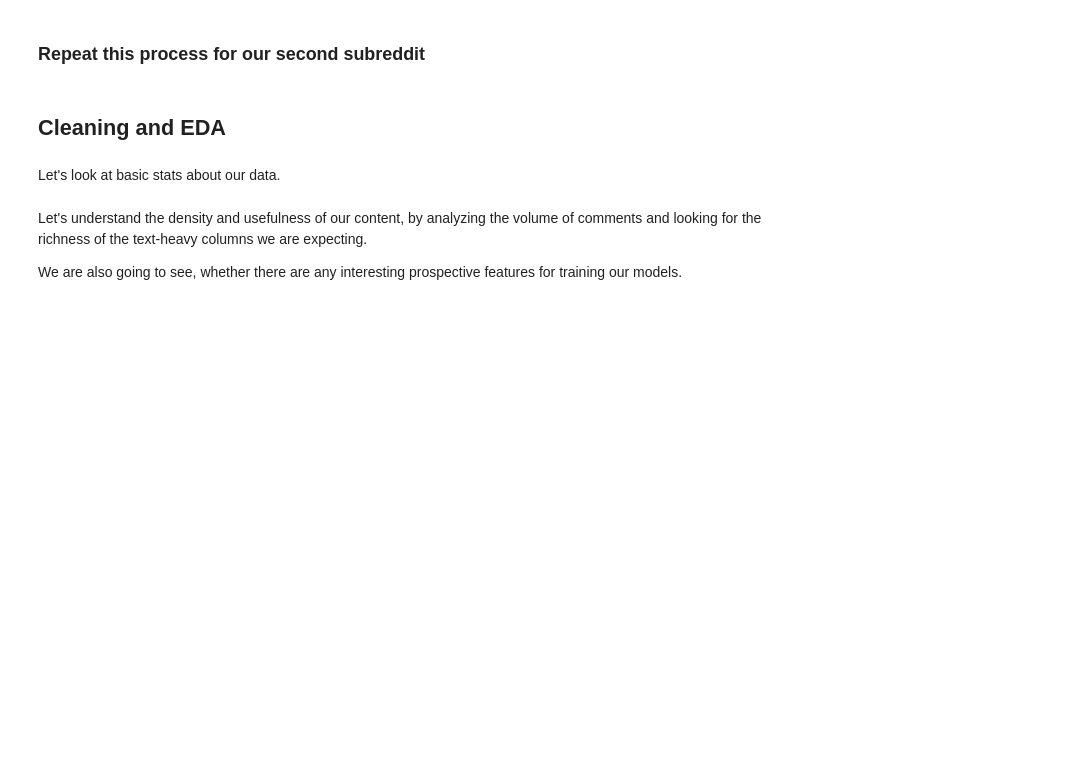
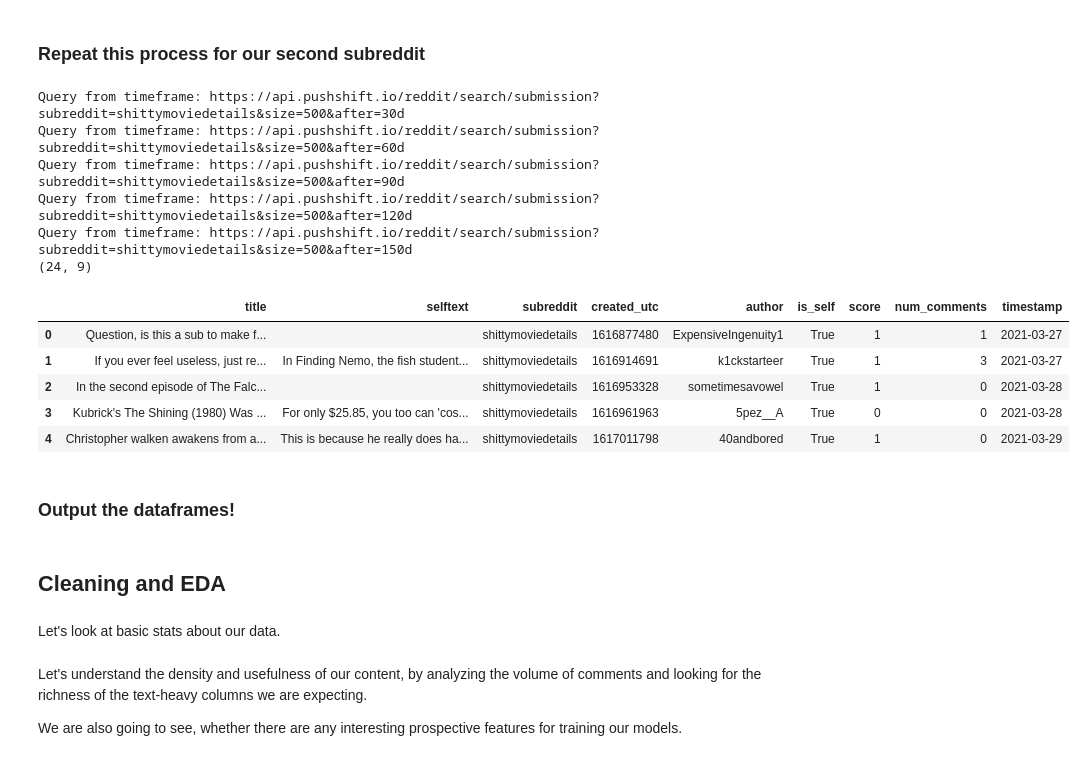
Before and after one commit to cotica/reddit_classifier, a Jupyter notebook: code/Project-3-Scraping-Subreddits-orig.ipynb, the cells around one changed output. Saved outputs shown, nothing was run; the diff lists cells and outputs as text; code cells hidden in the pictures; blank space fills up the shorter version.

```diff
--- a/code/Project-3-Scraping-Subreddits-orig.ipynb
+++ b/code/Project-3-Scraping-Subreddits-orig.ipynb
@@ -401,2 +408,21 @@ TypeError: first argument must be an iterable of pandas objects, you passed an o
 # %% [markdown]
 ### Repeat this process for our second subreddit
+# %%
+bad_deets = fetch_posts('shittymoviedetails')
+print(bad_deets.shape)
+bad_deets.head()
+# %% [output]
+Query from timeframe: https://api.pushshift.io/reddit/search/submission?subreddit=shittymoviedetails&size=500&after=30d
+Query from timeframe: https://api.pushshift.io/reddit/search/submission?subreddit=shittymoviedetails&size=500&after=60d
+Query from timeframe: https://api.pushshift.io/reddit/search/submission?subreddit=shittymoviedetails&size=500&after=90d
+Query from timeframe: https://api.pushshift.io/reddit/search/submission?subreddit=shittymoviedetails&size=500&after=120d
+Query from timeframe: https://api.pushshift.io/reddit/search/submission?subreddit=shittymoviedetails&size=500&after=150d
+(24, 9)
+|  | title | selftext | subreddit | created_utc | author | is_self | score | num_comments | timestamp |
+| 0 | Question, is this a sub to make f... |  | shittymoviedetails | 1616877480 | ExpensiveIngenuity1 | True | 1 | 1 | 2021-03-27 |
+| 1 | If you ever feel useless, just re... | In Finding Nemo, the fish student... | shittymoviedetails | 1616914691 | k1ckstarteer | True | 1 | 3 | 2021-03-27 |
+| 2 | In the second episode of The Falc... |  | shittymoviedetails | 1616953328 | sometimesavowel | True | 1 | 0 | 2021-03-28 |
+| 3 | Kubrick's The Shining (1980) Was ... | For only $25.85, you too can 'cos... | shittymoviedetails | 1616961963 | 5pez__A | True | 0 | 0 | 2021-03-28 |
+| 4 | Christopher walken awakens from a... | This is because he really does ha... | shittymoviedetails | 1617011798 | 40andbored | True | 1 | 0 | 2021-03-29 |
+# %% [markdown]
+### Output the dataframes!
```
Also changed, not shown: parts of 30 cells of this notebook.
